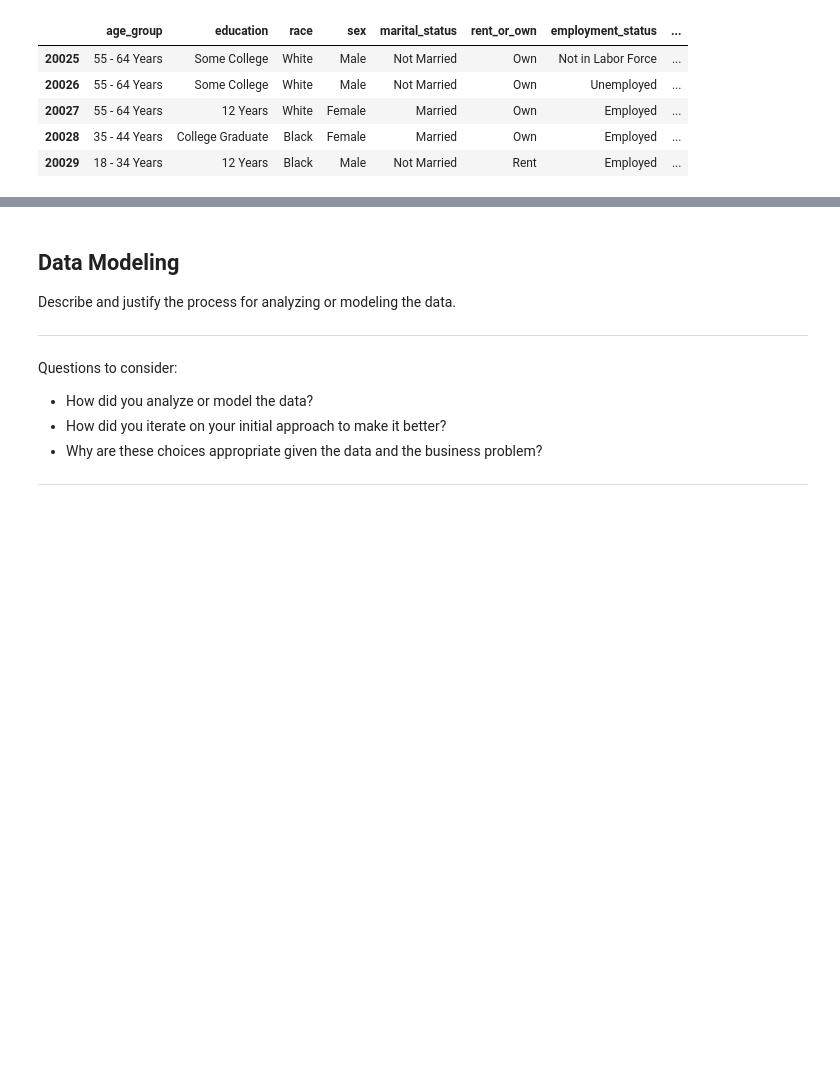
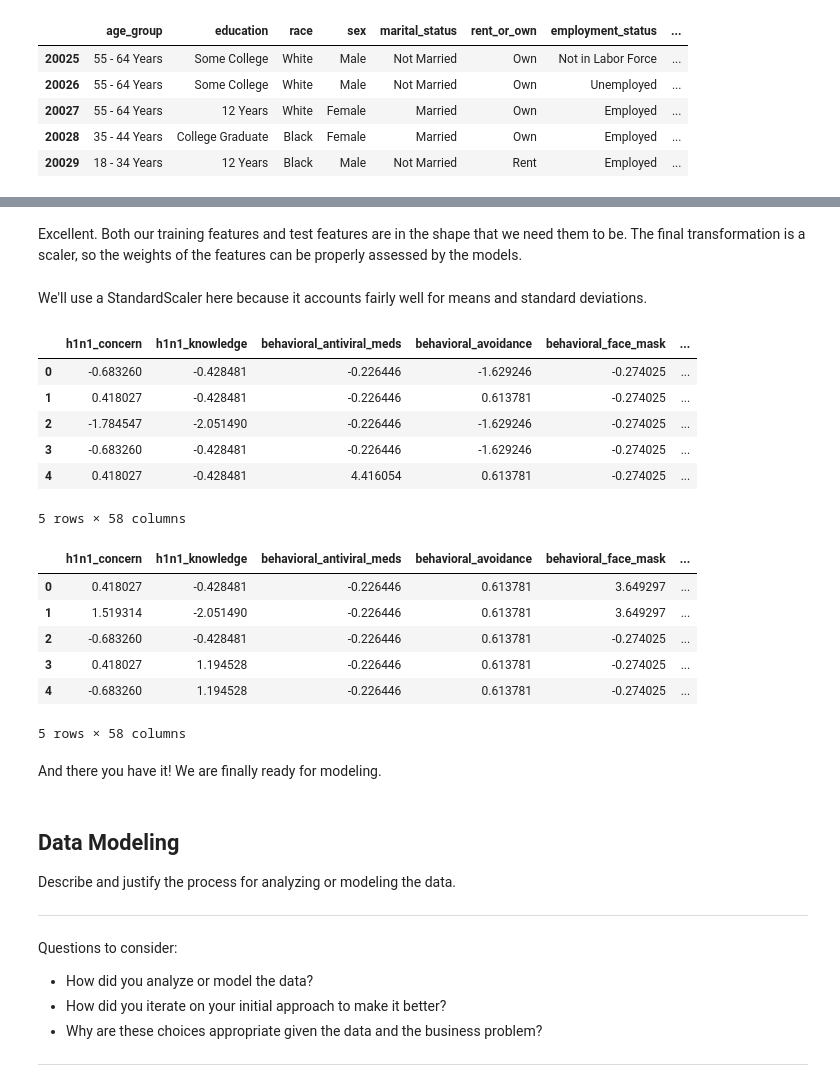
Before and after one commit to ChumpyDuelle/h1n1-and-seasonal-flu-vaccines, a Jupyter notebook: h1n1-and-seasonal-flu-vaccines.ipynb, the cells around one changed output, grey strips where cells are left out. Saved outputs shown, nothing was run; the diff lists cells and outputs as text; code cells hidden in the pictures; blank space fills up the shorter version.

Commit message:
finished-all-manual-data-preparation-for-simple-modeling

```diff
--- a/h1n1-and-seasonal-flu-vaccines.ipynb
+++ b/h1n1-and-seasonal-flu-vaccines.ipynb
@@ -1139,0 +1175,3 @@ X_train_objects_encoded.head()
+# %%
+# Transform those features with the fit we just trained the encoder on.
+X_train_objects_encoded = object_encoder.transform(X_train_objects)
@@ -1171,0 +1256,7 @@ memory usage: 8.9 MB
+# %%
+X_test_numbers = (X_test_imputed.drop(columns=features_to_encode)).astype(float)
+X_test_objects = X_test_imputed[features_to_encode]
+X_test_objects_encoded = pd.DataFrame(object_encoder.transform(X_test_objects))
+X_test_objects_encoded.columns = ohe.get_feature_names(X_test_objects.columns)
+X_test_transformed = pd.concat([X_test_numbers, X_test_objects_encoded], axis=1)
+X_test_transformed.info()
@@ -1172,3 +1281,34 @@ memory usage: 8.9 MB
+# %% [markdown]
+Excellent. Both our training features and test features are in the shape that we need them to be. The final transformation is a scaler, so the weights of the features can be properly assessed by the models.
+# %% [markdown]
+We'll use a StandardScaler here because it accounts fairly well for means and standard deviations.
+# %%
+ss = StandardScaler()
+feature_scaler = ss.fit(X_train_transformed)
+X_train_scaled = feature_scaler.transform(X_train_transformed)
+X_train_scaled = pd.DataFrame(X_train_scaled, columns=X_train_transformed.columns)
+X_test_scaled = feature_scaler.transform(X_test_transformed)
+X_test_scaled = pd.DataFrame(X_test_scaled, columns=X_test_transformed.columns)
+
+display(X_train_scaled.head())
+display(X_test_scaled.head())
+# %% [output]
+|  | h1n1_concern | h1n1_knowledge | behavioral_antiviral_meds | behavioral_avoidance | behavioral_face_mask | ... |
+| 0 | -0.683260 | -0.428481 | -0.226446 | -1.629246 | -0.274025 | ... |
+| 1 | 0.418027 | -0.428481 | -0.226446 | 0.613781 | -0.274025 | ... |
+| 2 | -1.784547 | -2.051490 | -0.226446 | -1.629246 | -0.274025 | ... |
+| 3 | -0.683260 | -0.428481 | -0.226446 | -1.629246 | -0.274025 | ... |
+| 4 | 0.418027 | -0.428481 | 4.416054 | 0.613781 | -0.274025 | ... |
+5 rows × 58 columns
+|  | h1n1_concern | h1n1_knowledge | behavioral_antiviral_meds | behavioral_avoidance | behavioral_face_mask | ... |
+| 0 | 0.418027 | -0.428481 | -0.226446 | 0.613781 | 3.649297 | ... |
+| 1 | 1.519314 | -2.051490 | -0.226446 | 0.613781 | 3.649297 | ... |
+| 2 | -0.683260 | -0.428481 | -0.226446 | 0.613781 | -0.274025 | ... |
+| 3 | 0.418027 | 1.194528 | -0.226446 | 0.613781 | -0.274025 | ... |
+| 4 | -0.683260 | 1.194528 | -0.226446 | 0.613781 | -0.274025 | ... |
+5 rows × 58 columns
+# %% [markdown]
+And there you have it! We are finally ready for modeling.
 # %% [markdown]
 ## Data Modeling
 
```
Also changed, not shown: parts of 79 cells of this notebook.
